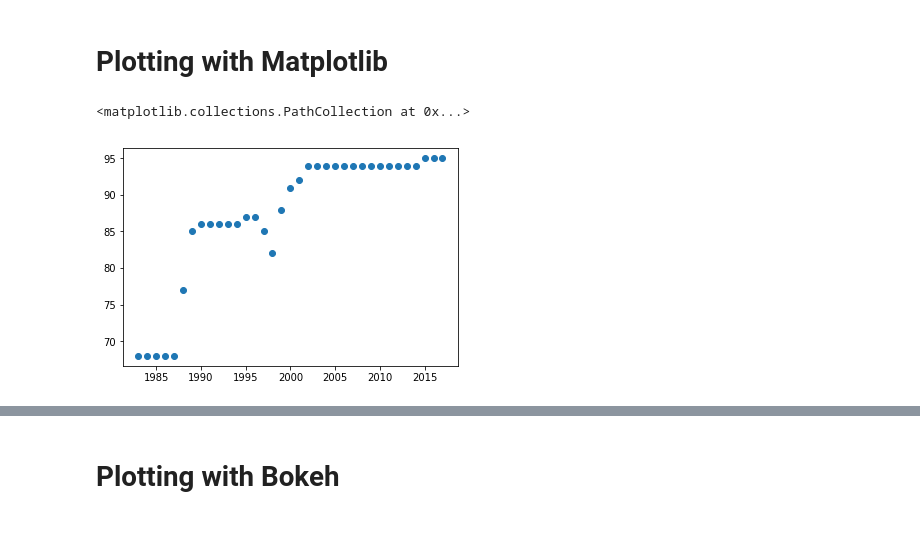
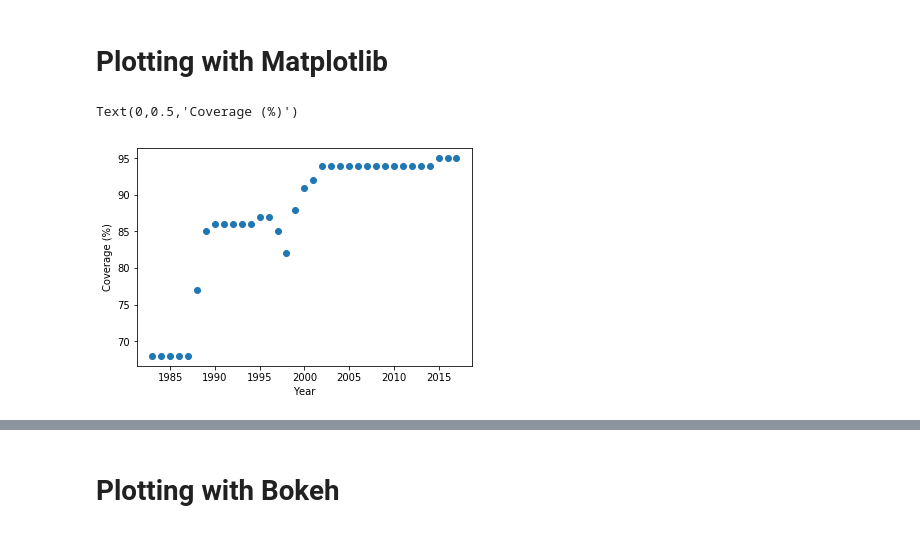
Before and after one commit to noatgnu/cds-python-graph, a Jupyter notebook: notebooks/main.ipynb, the cells around one changed output, grey strips where cells are left out. Saved outputs shown, nothing was run; the diff lists cells and outputs as text; code cells hidden in the pictures.

```diff
--- a/notebooks/main.ipynb
+++ b/notebooks/main.ipynb
@@ -74,6 +75,8 @@ measles_1["M1"].head()
 # %%
 import matplotlib.pyplot as plt
 plt.scatter(measles_1.loc["Australia"]["M1"].index, measles_1.loc["Australia"]["M1"])
+plt.xlabel("Year")
+plt.ylabel("Coverage (%)")
 # %% [output]
-<matplotlib.collections.PathCollection at 0x...>
+Text(0,0.5,'Coverage (%)')
-[figure, old version]
+[figure, new version]
```
Also changed, not shown: parts of 18 cells of this notebook.
